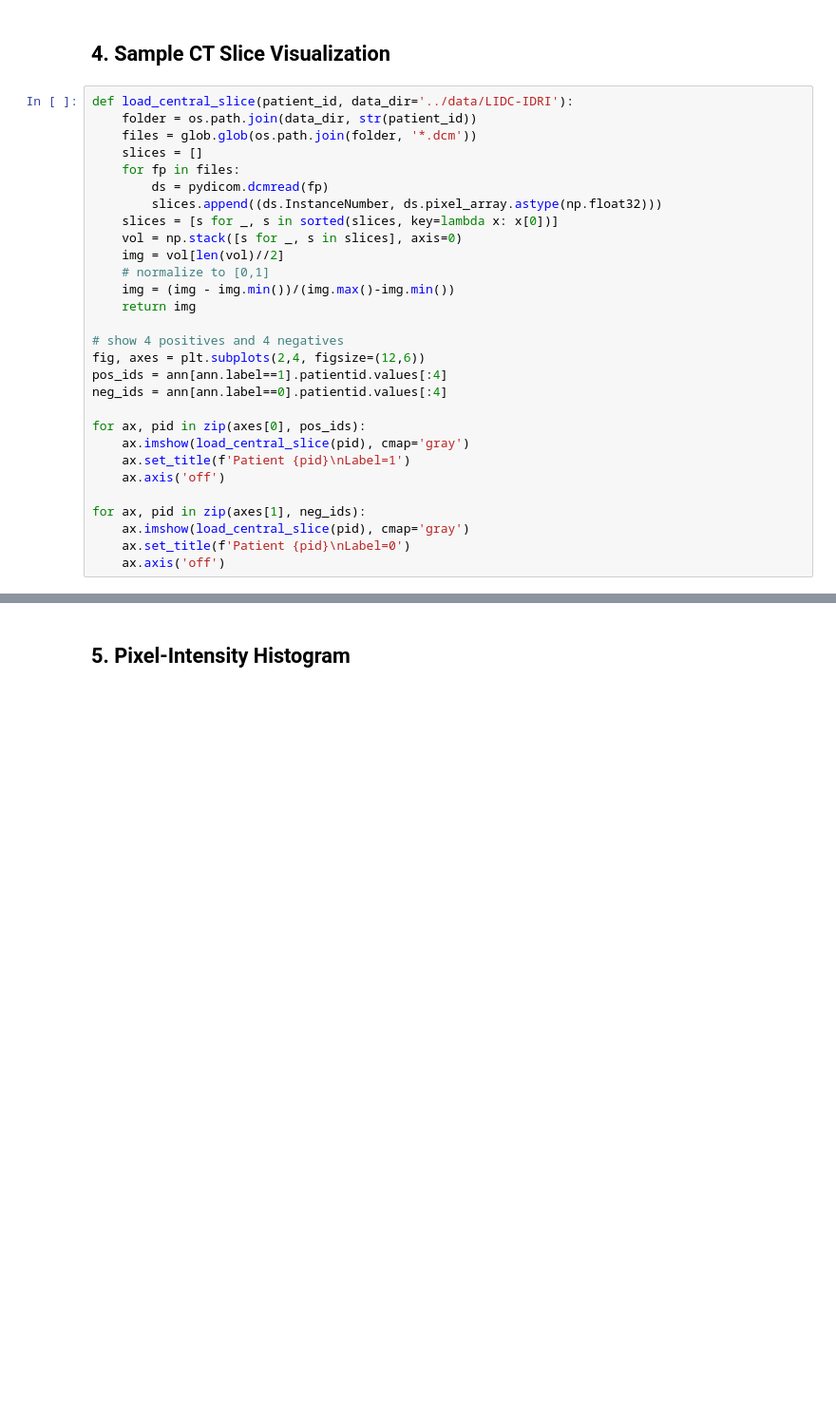
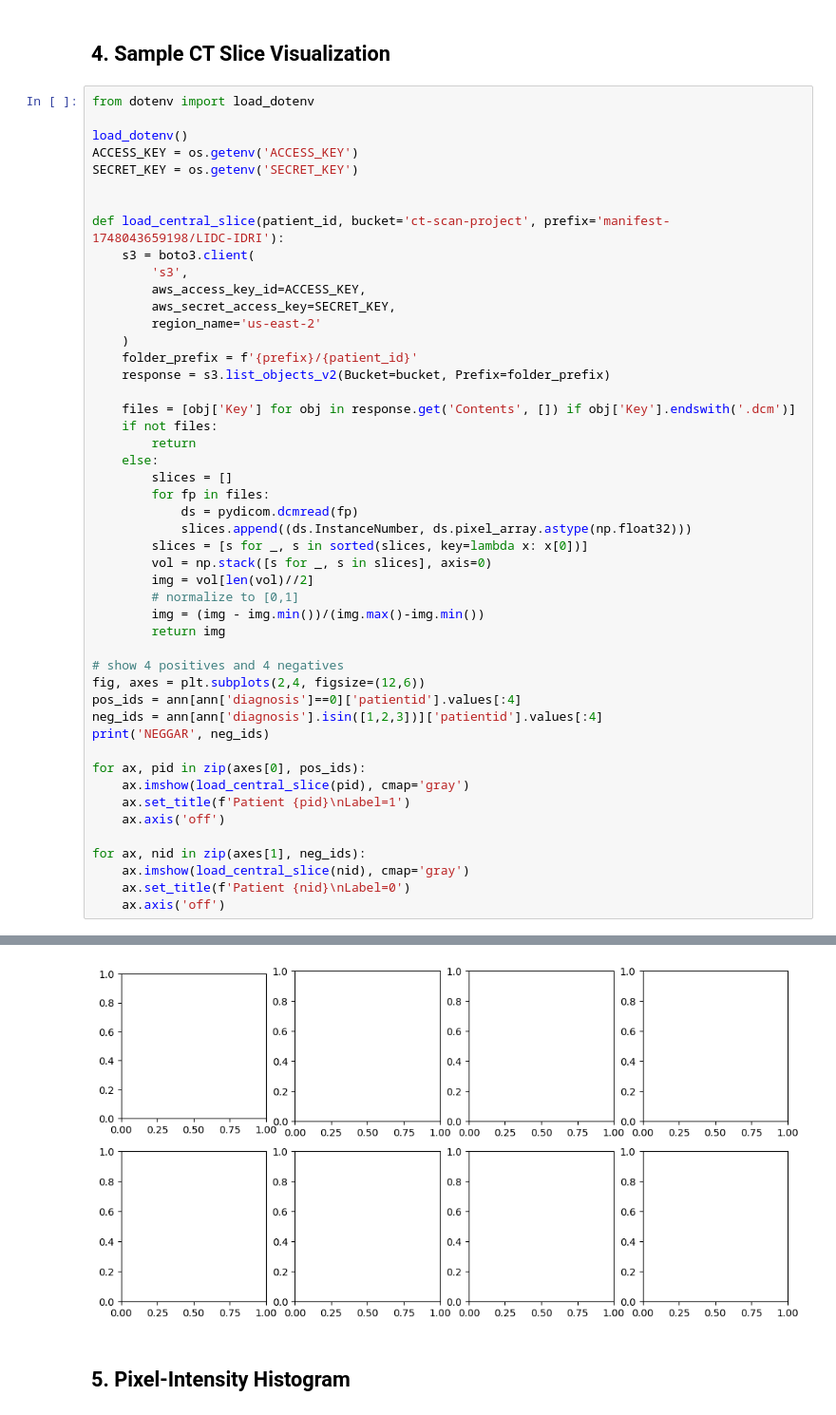
Before and after one commit to Shashin-Gupta/DSCollaborativeProject, a Jupyter notebook: notebooks/EDA_and_Training.ipynb, the cells around one changed output, grey strips where cells are left out. Shown at 95% size. Drawn from its saved outputs; the diff is of its cells as text; blank space fills up the shorter version.

```diff
--- a/notebooks/EDA_and_Training.ipynb
+++ b/notebooks/EDA_and_Training.ipynb
@@ -35,31 +74,51 @@ counts.plot.pie(autopct='%.1f%%', title='Class Balance', ylabel='')
 # %% [markdown]
 ## 4. Sample CT Slice Visualization
 # %%
-def load_central_slice(patient_id, data_dir='../data/LIDC-IDRI'):
-    folder = os.path.join(data_dir, str(patient_id))
-    files = glob.glob(os.path.join(folder, '*.dcm'))
-    slices = []
-    for fp in files:
-        ds = pydicom.dcmread(fp)
-        slices.append((ds.InstanceNumber, ds.pixel_array.astype(np.float32)))
-    slices = [s for _, s in sorted(slices, key=lambda x: x[0])]
-    vol = np.stack([s for _, s in slices], axis=0)
-    img = vol[len(vol)//2]
-    # normalize to [0,1]
-    img = (img - img.min())/(img.max()-img.min())
-    return img
+from dotenv import load_dotenv
+
+load_dotenv()
+ACCESS_KEY = os.getenv('ACCESS_KEY')
+SECRET_KEY = os.getenv('SECRET_KEY')
+
+
+def load_central_slice(patient_id, bucket='ct-scan-project', prefix='manifest-1748043659198/LIDC-IDRI'):
+    s3 = boto3.client(
+        's3',
+        aws_access_key_id=ACCESS_KEY,
+        aws_secret_access_key=SECRET_KEY,
+        region_name='us-east-2'
+    )
+    folder_prefix = f'{prefix}/{patient_id}'
+    response = s3.list_objects_v2(Bucket=bucket, Prefix=folder_prefix)
+
+    files = [obj['Key'] for obj in response.get('Contents', []) if obj['Key'].endswith('.dcm')]
+    if not files:
+        return
+    else:
+        slices = []
+        for fp in files:
+            ds = pydicom.dcmread(fp)
+            slices.append((ds.InstanceNumber, ds.pixel_array.astype(np.float32)))
+        slices = [s for _, s in sorted(slices, key=lambda x: x[0])]
+        vol = np.stack([s for _, s in slices], axis=0)
+        img = vol[len(vol)//2]
+        # normalize to [0,1]
+        img = (img - img.min())/(img.max()-img.min())
+        return img
 
 # show 4 positives and 4 negatives
 fig, axes = plt.subplots(2,4, figsize=(12,6))
-pos_ids = ann[ann.label==1].patientid.values[:4]
-neg_ids = ann[ann.label==0].patientid.values[:4]
+pos_ids = ann[ann['diagnosis']==0]['patientid'].values[:4]
+neg_ids = ann[ann['diagnosis'].isin([1,2,3])]['patientid'].values[:4]
+print('NEGGAR', neg_ids)
 
 for ax, pid in zip(axes[0], pos_ids):
     ax.imshow(load_central_slice(pid), cmap='gray')
     ax.set_title(f'Patient {pid}\nLabel=1')
     ax.axis('off')
 
-for ax, pid in zip(axes[1], neg_ids):
-    ax.imshow(load_central_slice(pid), cmap='gray')
-    ax.set_title(f'Patient {pid}\nLabel=0')
+for ax, nid in zip(axes[1], neg_ids):
+    ax.imshow(load_central_slice(nid), cmap='gray')
+    ax.set_title(f'Patient {nid}\nLabel=0')
     ax.axis('off')
+# %% [output]
@@ -66,3 +130,4 @@ for ax, pid in zip(axes[1], neg_ids):
+[figure, added]
 # %% [markdown]
 ## 5. Pixel-Intensity Histogram
 # %%
```
Also changed, not shown: parts of 4 cells of this notebook, 4 other files.
